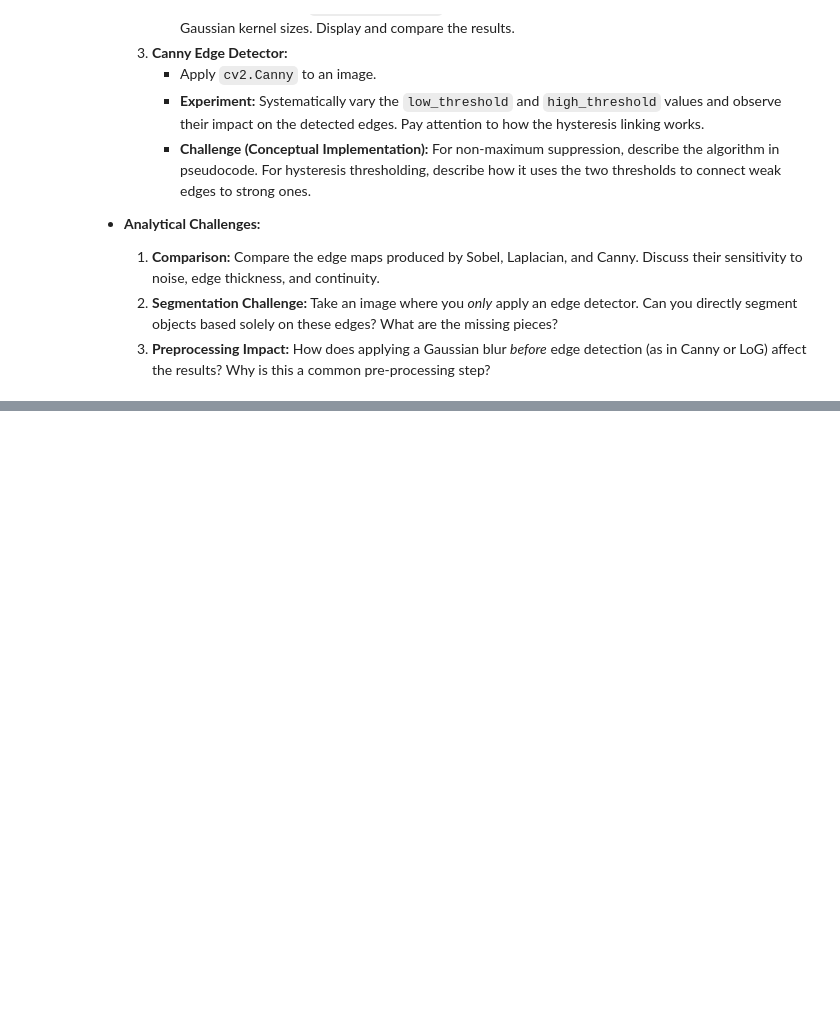
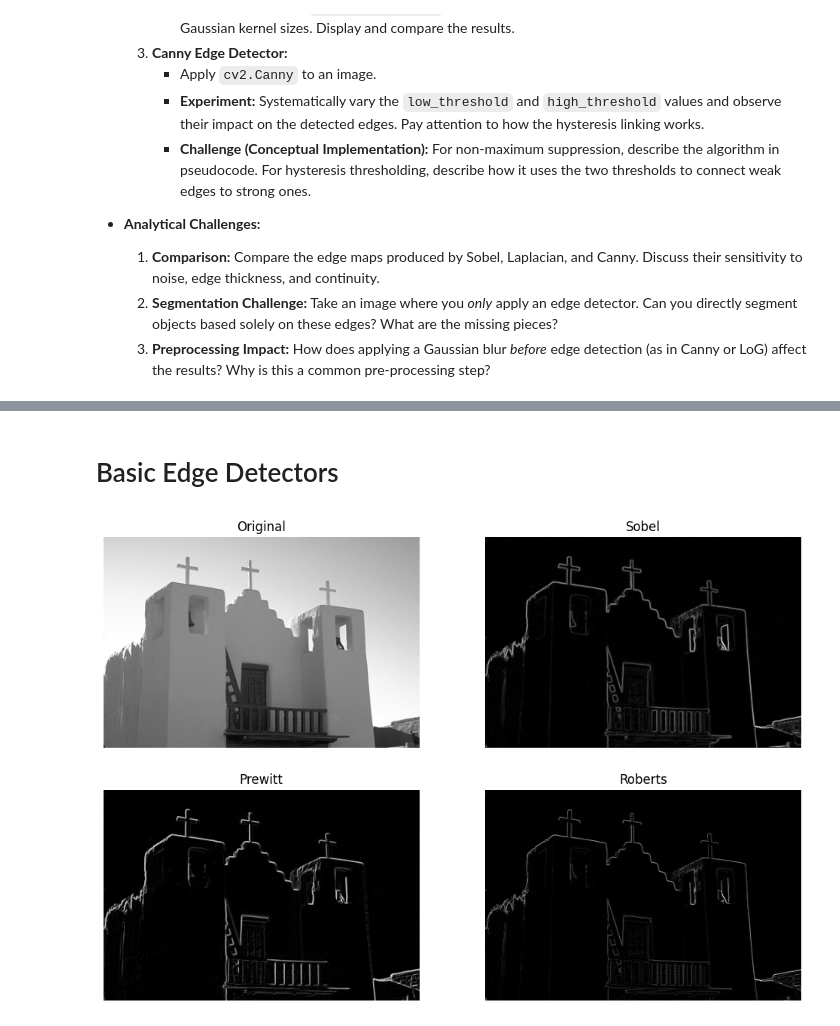
Before and after one commit to skj092/Learning-Image-segnemation, a Jupyter notebook: week1/edge-based-segmentation.ipynb, the cells around one changed output, grey strips where cells are left out. Drawn from its saved outputs; the diff is of its cells as text; code cells hidden in the pictures; blank space fills up the shorter version.

```diff
--- a/week1/edge-based-segmentation.ipynb
+++ b/week1/edge-based-segmentation.ipynb
@@ -26,0 +52,61 @@
+# %% [markdown]
+# Basic Edge Detectors
+# %%
+import cv2
+import numpy as np
+import matplotlib.pyplot as plt
+
+# Load the image and convert to grayscale
+img = cv2.imread(sample_path, cv2.IMREAD_GRAYSCALE)
+
+# -------------------------------------
+# 1. Sobel Operator (OpenCV built-in)
+# -------------------------------------
+sobelx = cv2.Sobel(img, cv2.CV_64F, 1, 0, ksize=3)
+sobely = cv2.Sobel(img, cv2.CV_64F, 0, 1, ksize=3)
+sobel = cv2.magnitude(sobelx, sobely)
+
+# -------------------------------------
+# 2. Prewitt Operator (custom kernels)
+# -------------------------------------
+prewitt_x = np.array([[1, 0, -1],
+                      [1, 0, -1],
+                      [1, 0, -1]], dtype=np.float32)
+prewitt_y = np.array([[1,  1,  1],
+                      [0,  0,  0],
+                      [-1, -1, -1]], dtype=np.float32)
+prewitt_x_img = cv2.filter2D(img, -1, prewitt_x)
+prewitt_y_img = cv2.filter2D(img, -1, prewitt_y)
+prewitt = cv2.magnitude(np.float32(prewitt_x_img), np.float32(prewitt_y_img))
+
+# -------------------------------------
+# 3. Roberts Operator (custom 2x2 kernels)
+# -------------------------------------
+roberts_x = np.array([[1, 0],
+                      [0, -1]], dtype=np.float32)
+roberts_y = np.array([[0, 1],
+                      [-1, 0]], dtype=np.float32)
+roberts_x_img = cv2.filter2D(img, -1, roberts_x)
+roberts_y_img = cv2.filter2D(img, -1, roberts_y)
+roberts = cv2.magnitude(np.float32(roberts_x_img), np.float32(roberts_y_img))
+
+# -------------------------------------
+# Plot all edge maps
+# -------------------------------------
+plt.figure(figsize=(12, 8))
+
+plt.subplot(2, 2, 1), plt.imshow(img, cmap='gray')
+plt.title('Original'), plt.axis('off')
+
+plt.subplot(2, 2, 2), plt.imshow(sobel, cmap='gray')
+plt.title('Sobel'), plt.axis('off')
+
+plt.subplot(2, 2, 3), plt.imshow(prewitt, cmap='gray')
+plt.title('Prewitt'), plt.axis('off')
+
+plt.subplot(2, 2, 4), plt.imshow(roberts, cmap='gray')
+plt.title('Roberts'), plt.axis('off')
+
+plt.show()
+# %% [output]
+[figure, added]
```
Also changed, not shown: parts of 9 cells of this notebook, 1 other file.
